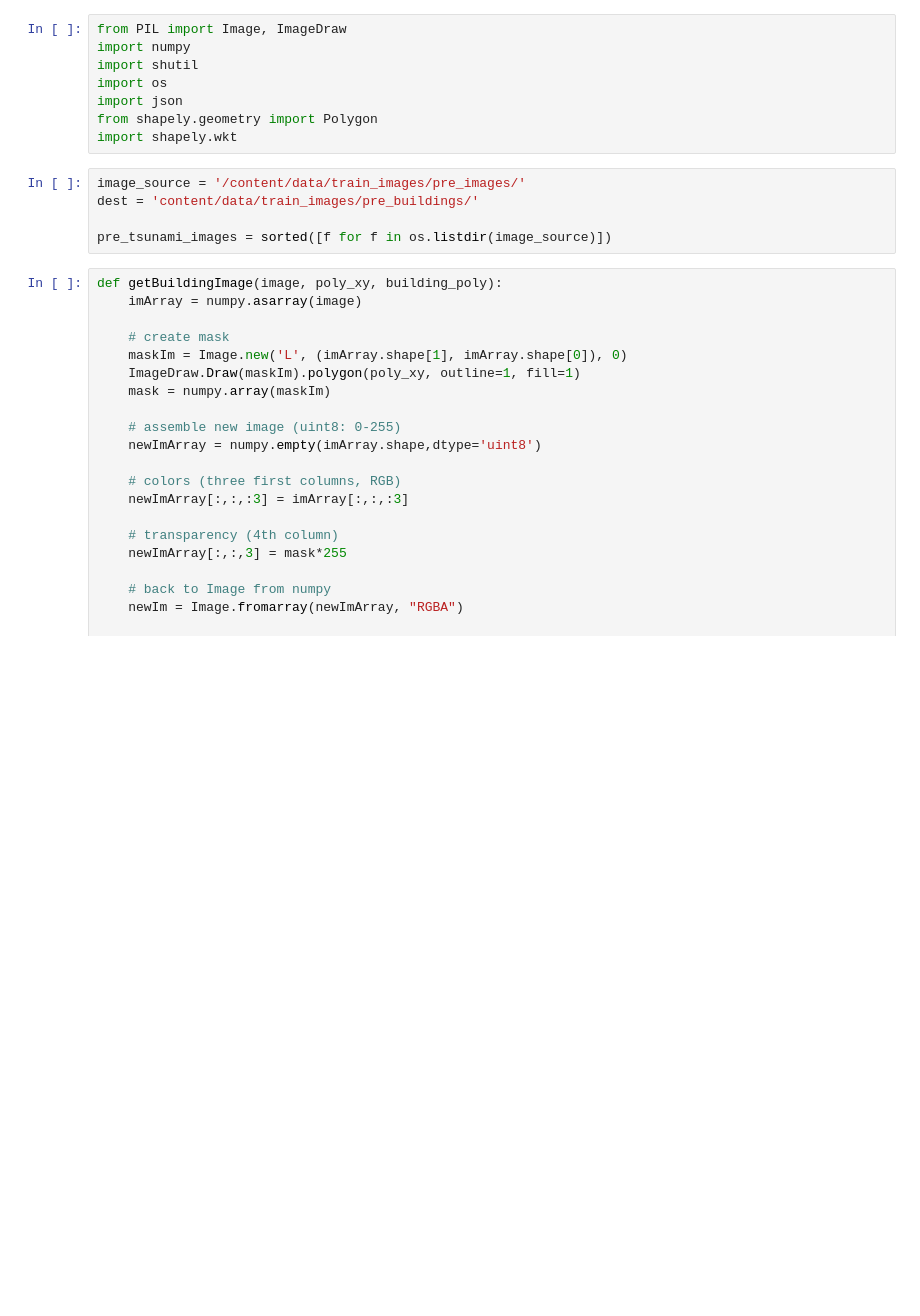
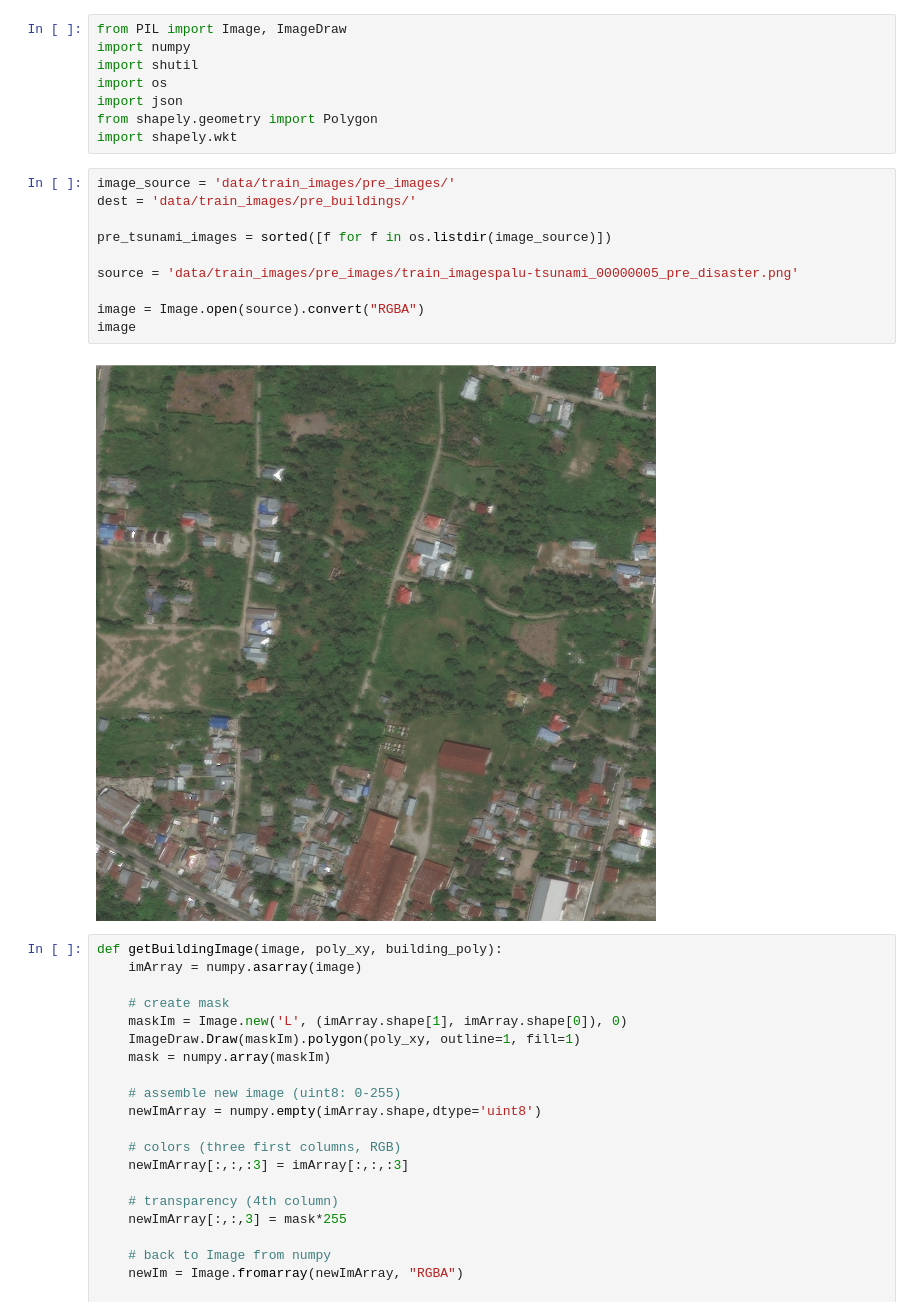
Before and after one commit to imansrf/disaster_area_identification, a Jupyter notebook: Identification_Disaster__Area.ipynb, the cells around one changed output. Drawn from its saved outputs; the diff is of its cells as text; blank space fills up the shorter version.

```diff
--- a/Identification_Disaster__Area.ipynb
+++ b/Identification_Disaster__Area.ipynb
@@ -295,10 +295,17 @@ import json
 from shapely.geometry import Polygon
 import shapely.wkt
 # %%
-image_source = '/content/data/train_images/pre_images/'
-dest = 'content/data/train_images/pre_buildings/'
+image_source = 'data/train_images/pre_images/'
+dest = 'data/train_images/pre_buildings/'
 
 pre_tsunami_images = sorted([f for f in os.listdir(image_source)])
+
+source = 'data/train_images/pre_images/train_imagespalu-tsunami_00000005_pre_disaster.png'
+
+image = Image.open(source).convert("RGBA")
+image
+# %% [output]
+[figure, added]
 # %%
 def getBuildingImage(image, poly_xy, building_poly):
     imArray = numpy.asarray(image)
```
Also changed, not shown: parts of 2 cells of this notebook.
